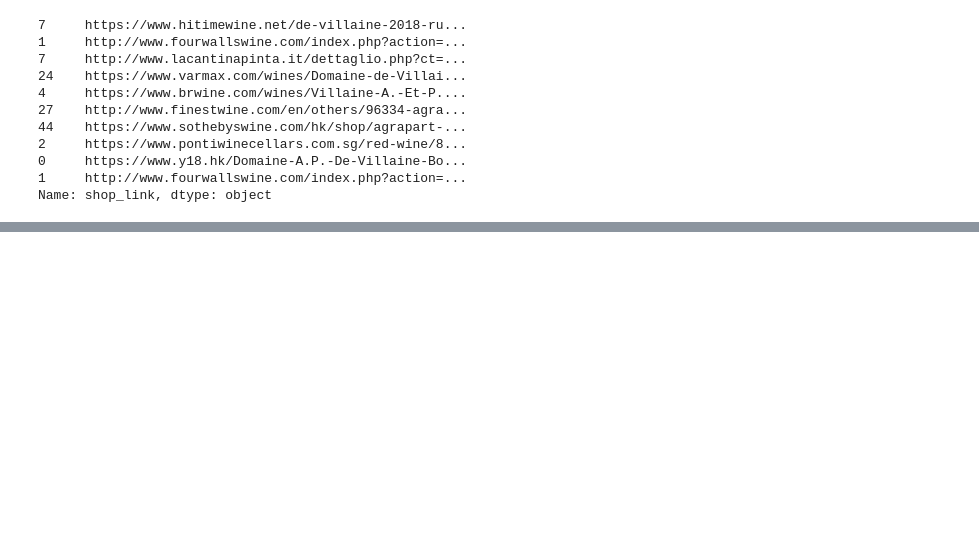
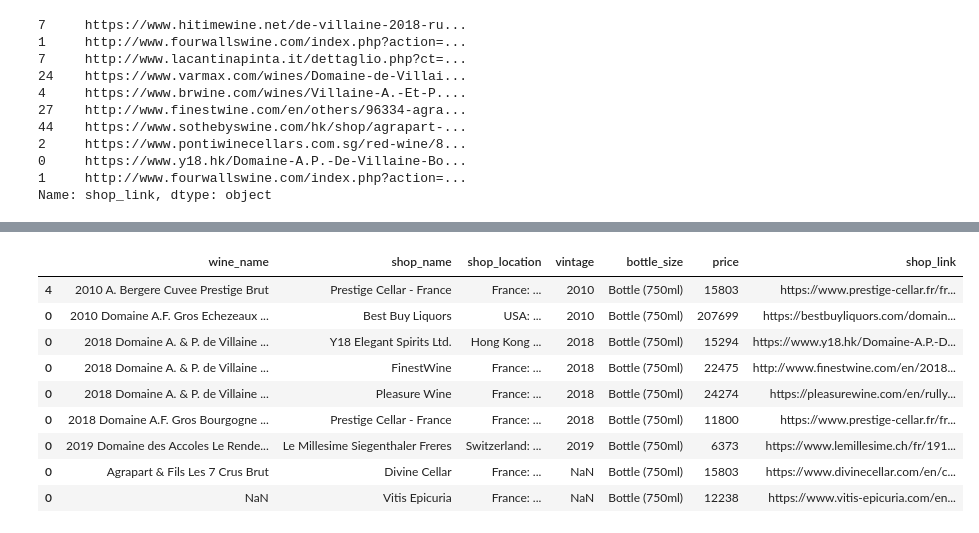
Before and after one commit to deelight-del/Rough_Web_Scraping, a Jupyter notebook: Untitled.ipynb, the cells around one changed output, grey strips where cells are left out. Drawn from its saved outputs; the diff is of its cells as text; code cells hidden in the pictures; blank space fills up the shorter version.

```diff
--- a/Untitled.ipynb
+++ b/Untitled.ipynb
@@ -460,0 +533,11 @@ Name: shop_link, dtype: object
+# %%
+#Price correction function
+def price_corr(row):
+    if "1.5L" in row["bottle_size"]:
+        row["price_corr"] = row["price"]/2
+        return row
+    else:
+        row["price_corr"] = row["price"]
+        return row
+# %%
+yyy = yyy.apply(price_corr, axis = 1)
@@ -460,0 +555,15 @@ Name: shop_link, dtype: object
+# %%
+#Drop duplicates of wine
+yyy = yyy[~yyy.wine_name.duplicated()]
+yyy
+# %% [output]
+|  | wine_name | shop_name | shop_location | vintage | bottle_size | price | shop_link |
+| 4 | 2010 A. Bergere Cuvee Prestige Brut | Prestige Cellar - France | France: ... | 2010 | Bottle (750ml) | 15803 | https://www.prestige-cellar.fr/fr... |
+| 0 | 2010 Domaine A.F. Gros Echezeaux ... | Best Buy Liquors | USA: ... | 2010 | Bottle (750ml) | 207699 | https://bestbuyliquors.com/domain... |
+| 0 | 2018 Domaine A. & P. de Villaine ... | Y18 Elegant Spirits Ltd. | Hong Kong ... | 2018 | Bottle (750ml) | 15294 | https://www.y18.hk/Domaine-A.P.-D... |
+| 0 | 2018 Domaine A. & P. de Villaine ... | FinestWine | France: ... | 2018 | Bottle (750ml) | 22475 | http://www.finestwine.com/en/2018... |
+| 0 | 2018 Domaine A. & P. de Villaine ... | Pleasure Wine | France: ... | 2018 | Bottle (750ml) | 24274 | https://pleasurewine.com/en/rully... |
+| 0 | 2018 Domaine A.F. Gros Bourgogne ... | Prestige Cellar - France | France: ... | 2018 | Bottle (750ml) | 11800 | https://www.prestige-cellar.fr/fr... |
+| 0 | 2019 Domaine des Accoles Le Rende... | Le Millesime Siegenthaler Freres | Switzerland: ... | 2019 | Bottle (750ml) | 6373 | https://www.lemillesime.ch/fr/191... |
+| 0 | Agrapart & Fils Les 7 Crus Brut | Divine Cellar | France: ... | NaN | Bottle (750ml) | 15803 | https://www.divinecellar.com/en/c... |
+| 0 | NaN | Vitis Epicuria | France: ... | NaN | Bottle (750ml) | 12238 | https://www.vitis-epicuria.com/en... |
```
Also changed, not shown: parts of 10 cells of this notebook.
